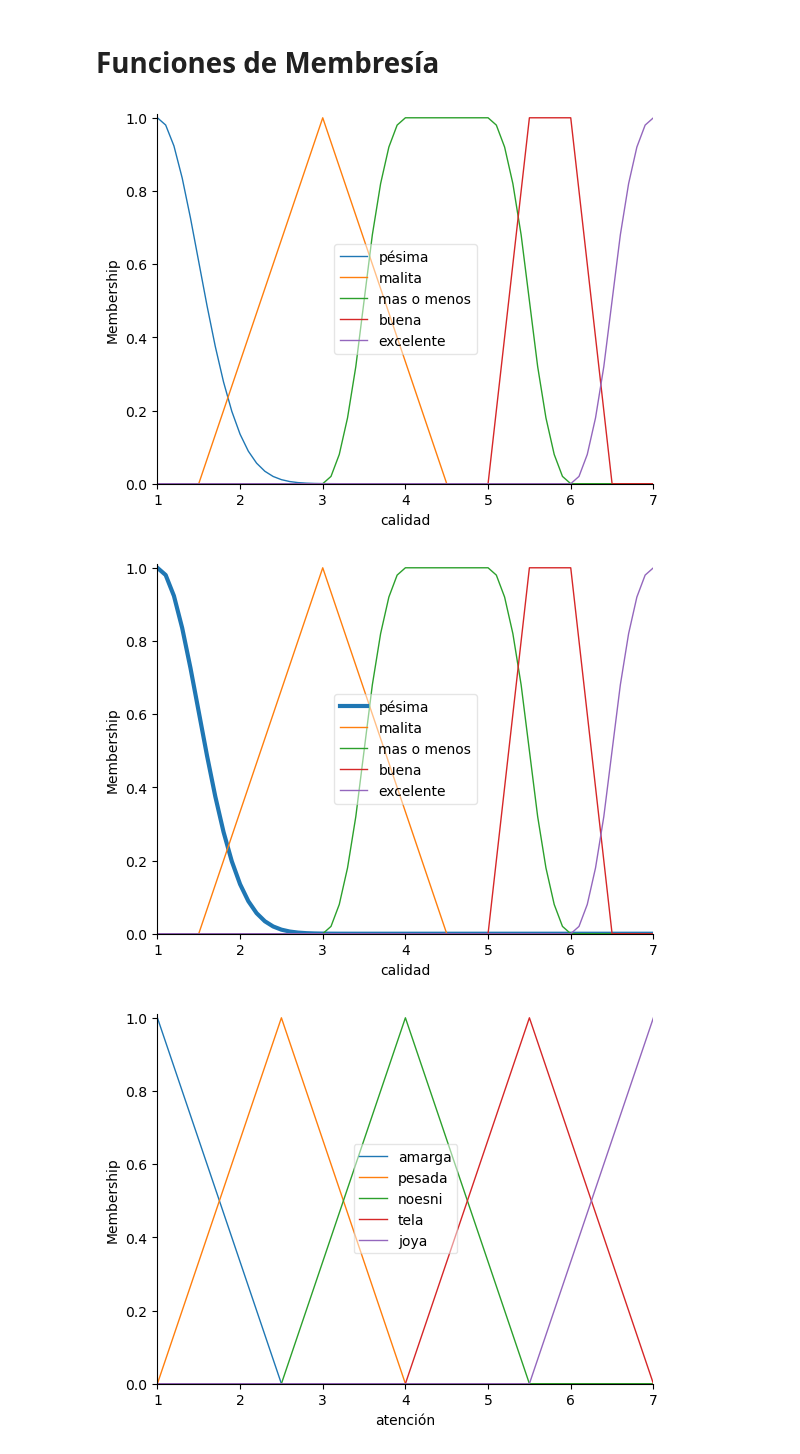
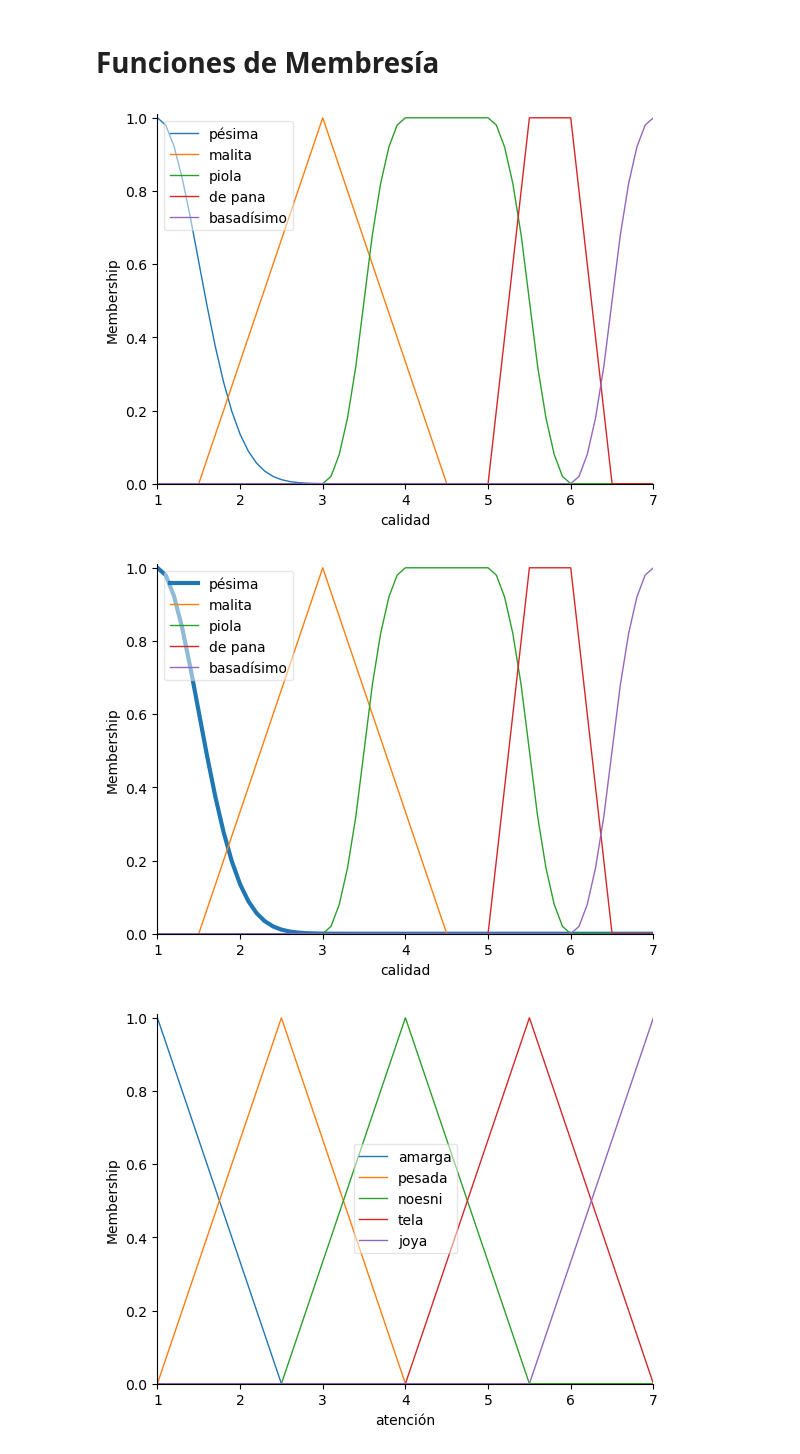
Before and after one commit to TEL-USM/IPD434, a Jupyter notebook: Clases/02_SistemasDifusos/02_SciKit_Fuzzy.ipynb, the cells around one changed output. Saved outputs shown, nothing was run; the diff lists cells and outputs as text; code cells hidden in the pictures.

```diff
--- a/Clases/02_SistemasDifusos/02_SciKit_Fuzzy.ipynb
+++ b/Clases/02_SistemasDifusos/02_SciKit_Fuzzy.ipynb
@@ -63,22 +64,21 @@ print(propina.universe)
 # %% [markdown]
 # Funciones de Membresía
 # %%
-# Definir funciones de pertenencia
-# Cada valor de la variable difusa debe tener una función de pertenencia
+# Definir funciones de membresía
+# Cada valor de la variable difusa debe tener una función de membresía
 # funciones de referencia en: https://pythonhosted.org/scikit-fuzzy/api/skfuzzy.membership.html
 calidad['pésima'] = fuzz.gaussmf(calidad.universe, 1,0.5)
 calidad['malita'] = fuzz.trimf(calidad.universe,[1.5,3,4.5])
-calidad['mas o menos'] = fuzz.pimf(calidad.universe, 3,4,5,6)
-calidad['buena'] = fuzz.trapmf(calidad.universe,[5,5.5,6.0,6.5])
-calidad['excelente'] = fuzz.smf(calidad.universe,6.0,7)
+calidad['piola'] = fuzz.pimf(calidad.universe, 3,4,5,6)
+calidad['de pana'] = fuzz.trapmf(calidad.universe,[5,5.5,6.0,6.5])
+calidad['basadísimo'] = fuzz.smf(calidad.universe,6.0,7)
 
-#graficar pertenencias ['categoria'] para graficar una sola pertenencia, i.e., calidad['pesimo'].view()
-#calidad['pésimo'].view()
+#graficar membresías específica utilizando el operador ['categoria'], i.e., calidad['pesimo'].view()
 calidad.view()
 calidad["pésima"].view()
 # %% [output]
-[figure, old version]
+[figure, new version]
-[figure, old version]
+[figure, new version]
 # %%
 # Existe un método de generación automática de función de membresía triangular
 # Funciona solo colo los valores 3, 5, o 7.
```
Also changed, not shown: parts of 6 cells of this notebook, 1 other file.
